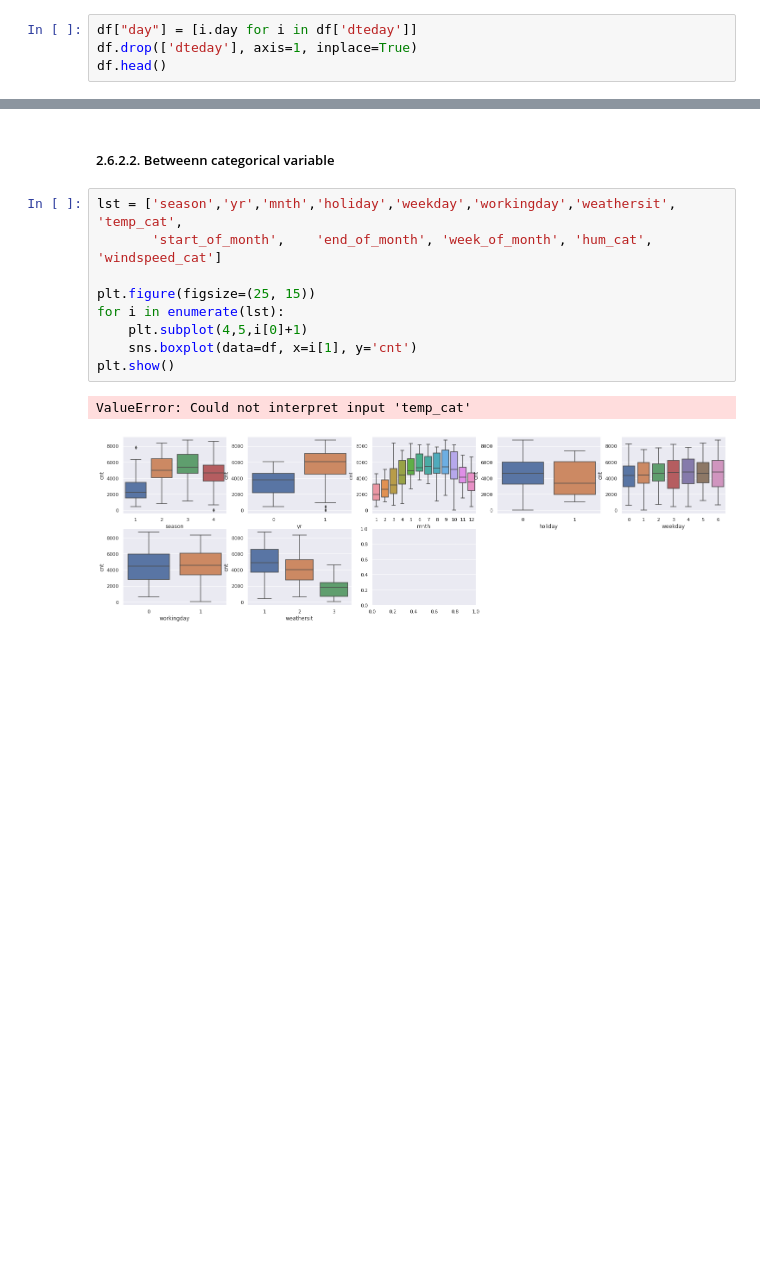
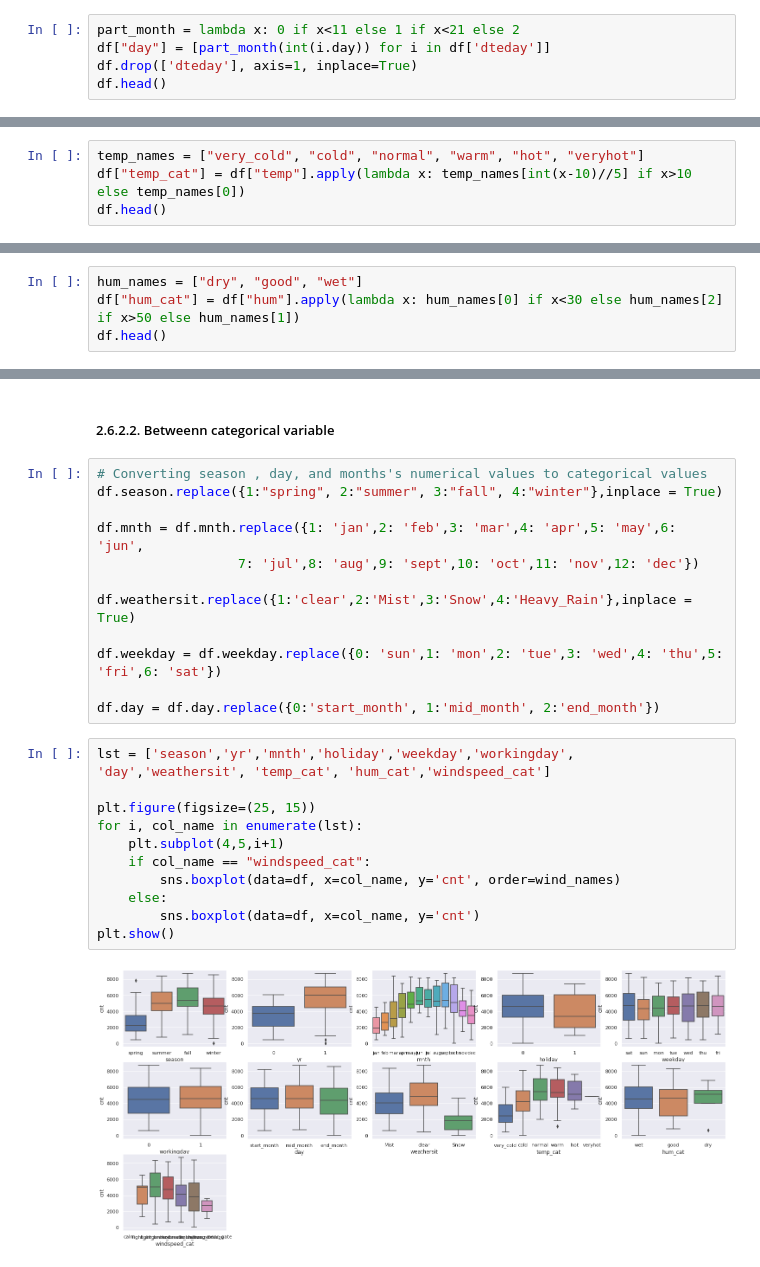
Before and after one commit to PhucInAI/Master_LJMU-IIITB_Course03_02, a Jupyter notebook: Untitled.ipynb, the cells around one changed output, grey strips where cells are left out. Cells and saved outputs as stored; diff of their text form; blank space fills up the shorter version.

```diff
--- a/Untitled.ipynb
+++ b/Untitled.ipynb
@@ -395,5 +447,6 @@ Derive "dteday" to "day" and remove "dteday"
 # %%
-df["day"] = [i.day for i in df['dteday']]
+part_month = lambda x: 0 if x<11 else 1 if x<21 else 2
+df["day"] = [part_month(int(i.day)) for i in df['dteday']]
 df.drop(['dteday'], axis=1, inplace=True)
 df.head()
 # %% [output]
@@ -403,3 +456,7 @@ df.head()
 | 2 | 1 | 0 | 1 | 0 | 1 | 1 | 1 | 8.050924 | 9.47025 | 43.7273 | ... |
 | 3 | 1 | 0 | 1 | 0 | 2 | 1 | 1 | 8.200000 | 10.60610 | 59.0435 | ... |
 | 4 | 1 | 0 | 1 | 0 | 3 | 1 | 1 | 9.305237 | 11.46350 | 43.6957 | ... |
+# %%
+temp_names = ["very_cold", "cold", "normal", "warm", "hot", "veryhot"]
+df["temp_cat"] = df["temp"].apply(lambda x: temp_names[int(x-10)//5] if x>10 else temp_names[0])
+df.head()
@@ -405,0 +470,4 @@ df.head()
+# %%
+hum_names = ["dry", "good", "wet"]
+df["hum_cat"] = df["hum"].apply(lambda x: hum_names[0] if x<30 else hum_names[2] if x>50 else hum_names[1])
+df.head()
@@ -495,15 +597,28 @@ sns.heatmap(round(corr_matrix, 2), annot=True)
 **Finding**: from pairplot and coorelation heatmap we can see temp is higher correlation to windspeed and hum, respectively.
 # %% [markdown]
 ##### 2.6.2.2. Betweenn categorical variable
+# %%
+# Converting season , day, and months's numerical values to categorical values
+df.season.replace({1:"spring", 2:"summer", 3:"fall", 4:"winter"},inplace = True)
+
+df.mnth = df.mnth.replace({1: 'jan',2: 'feb',3: 'mar',4: 'apr',5: 'may',6: 'jun',
+                  7: 'jul',8: 'aug',9: 'sept',10: 'oct',11: 'nov',12: 'dec'})
+
+df.weathersit.replace({1:'clear',2:'Mist',3:'Snow',4:'Heavy_Rain'},inplace = True)
+
+df.weekday = df.weekday.replace({0: 'sun',1: 'mon',2: 'tue',3: 'wed',4: 'thu',5: 'fri',6: 'sat'})
+
+df.day = df.day.replace({0:'start_month', 1:'mid_month', 2:'end_month'})
 # %%
-lst = ['season','yr','mnth','holiday','weekday','workingday','weathersit', 'temp_cat',
-       'start_of_month',	'end_of_month',	'week_of_month', 'hum_cat', 'windspeed_cat']
+lst = ['season','yr','mnth','holiday','weekday','workingday', 'day','weathersit', 'temp_cat', 'hum_cat','windspeed_cat']
 
 plt.figure(figsize=(25, 15))
-for i in enumerate(lst):
-    plt.subplot(4,5,i[0]+1)
-    sns.boxplot(data=df, x=i[1], y='cnt')
+for i, col_name in enumerate(lst):
+    plt.subplot(4,5,i+1)
+    if col_name == "windspeed_cat":
+        sns.boxplot(data=df, x=col_name, y='cnt', order=wind_names)
+    else:
+        sns.boxplot(data=df, x=col_name, y='cnt')
 plt.show()
 # %% [output]
-ValueError: Could not interpret input 'temp_cat'
-[figure, old version]
+[figure, new version]
```
Also changed, not shown: parts of 62 cells of this notebook.
